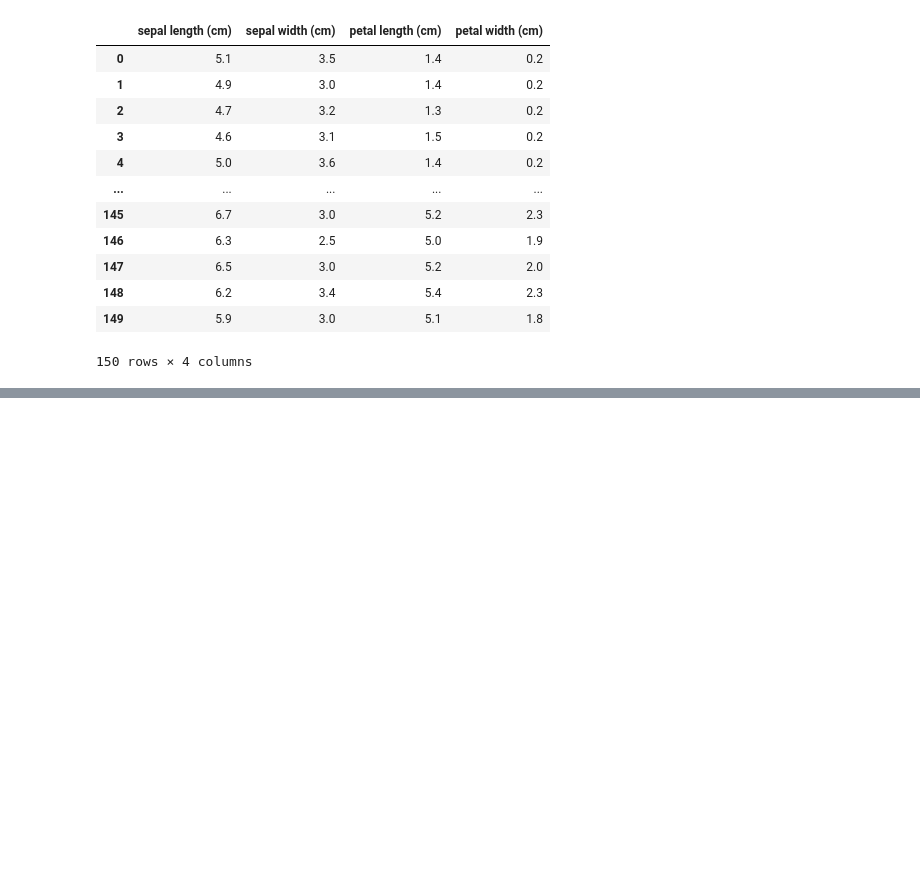
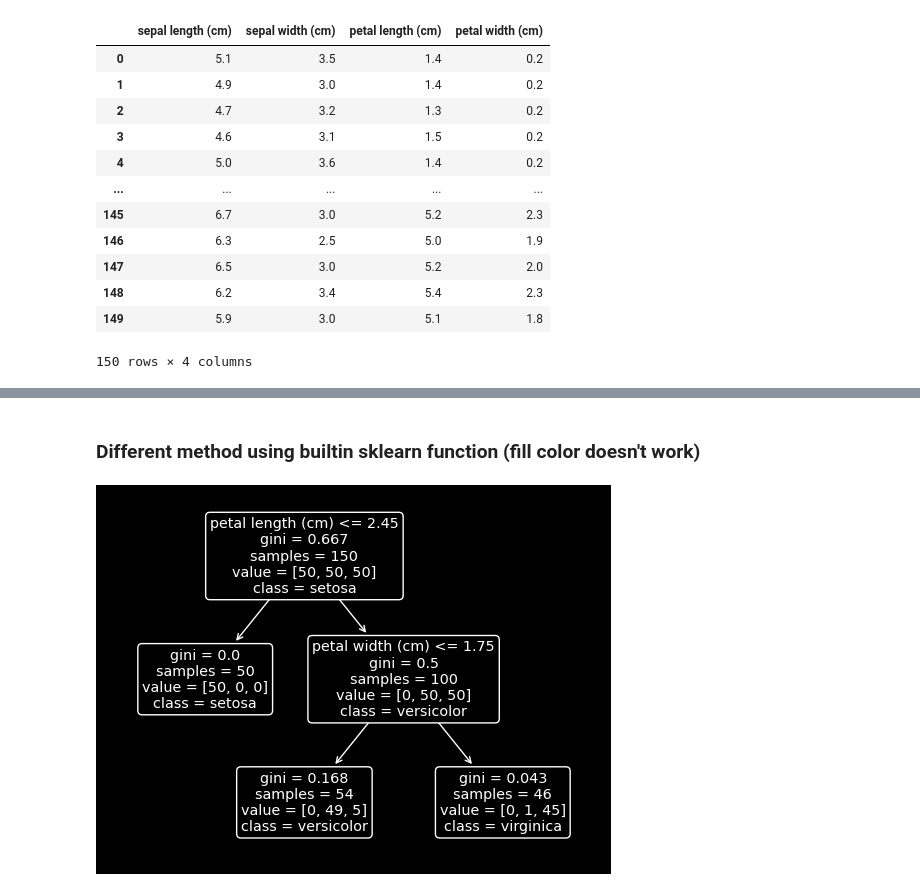
Before and after one commit to jbowen102/Hands-on_ML_SkLearn_book_projects, a Jupyter notebook: chapter_6.ipynb, the cells around one changed output, grey strips where cells are left out. Drawn from its saved outputs; the diff is of its cells as text; code cells hidden in the pictures; blank space fills up the shorter version.

Commit message:
Finish ch. 6 (up to reg. tree). Initialize ch. 7 notebook.

```diff
--- a/chapter_6.ipynb
+++ b/chapter_6.ipynb
@@ -44,0 +91,15 @@ tree_clf.fit(X_iris, y_iris);
+# %% [markdown]
+### Different method using builtin sklearn function (fill color doesn't work)
+# %%
+from sklearn.tree import plot_tree
+
+plot_tree(
+    tree_clf,
+    feature_names=["petal length (cm)", "petal width (cm)"],
+    class_names=iris.target_names,
+    rounded=True,
+    # filled=True
+);
+# https://stackoverflow.com/a/59517013
+# %% [output]
+[figure, added]
```
Also changed, not shown: parts of 15 cells of this notebook, 1 other file.
